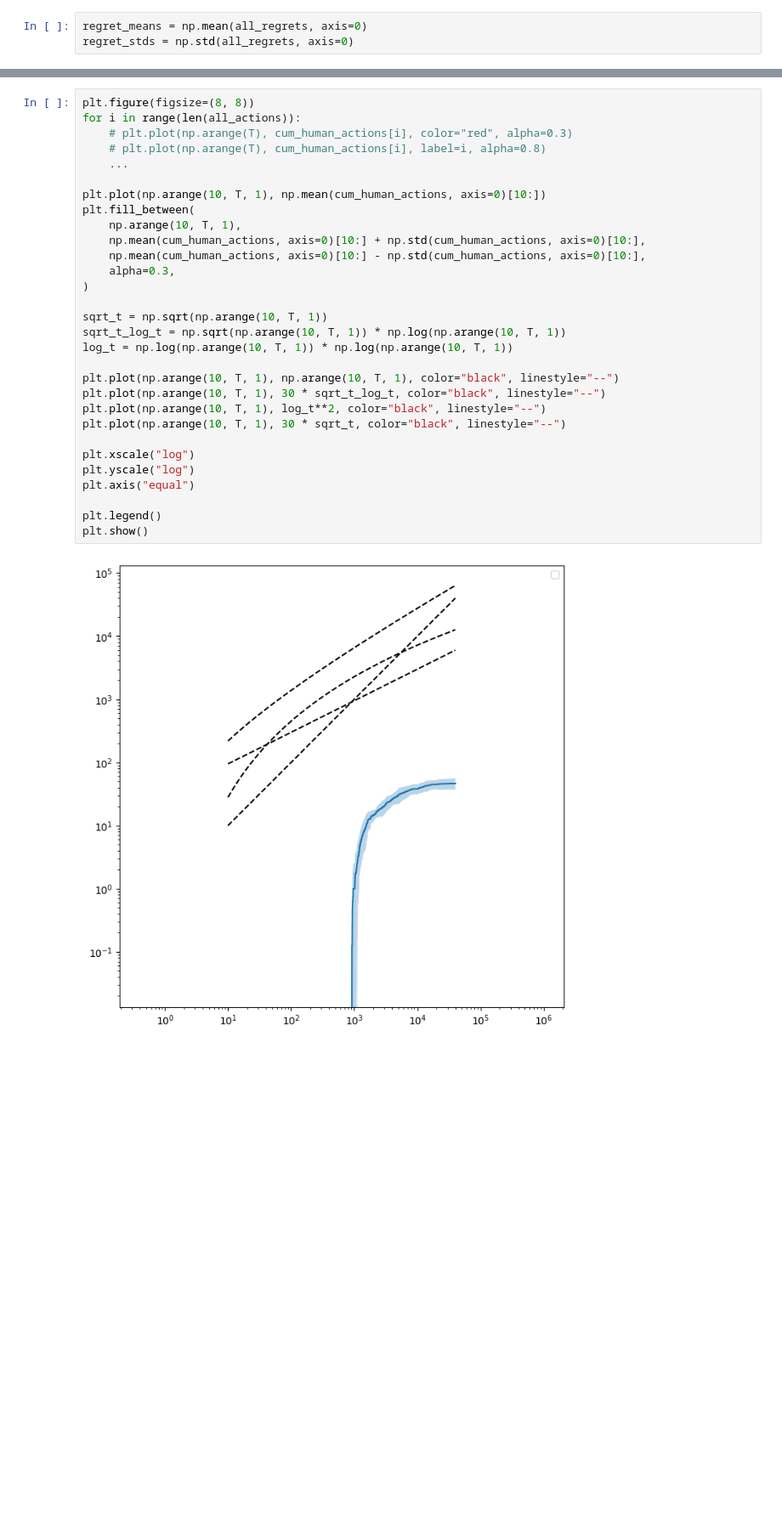
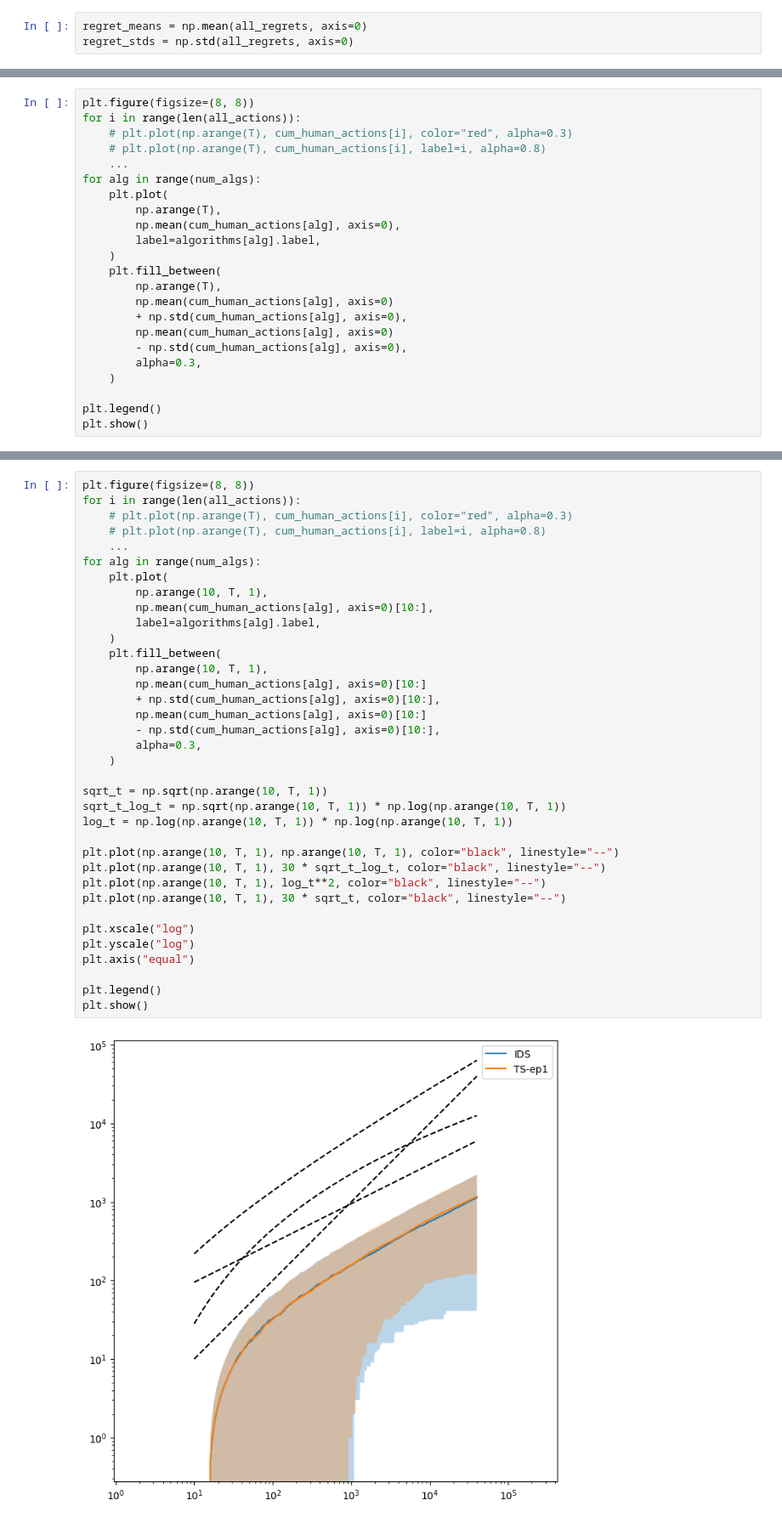
Before and after one commit to DavidJGChen/bandit-exploration, a Jupyter notebook: notebooks/analysis.ipynb, the cells around one changed output, grey strips where cells are left out. Shown at 85% size. Drawn from its saved outputs; the diff is of its cells as text; blank space fills up the shorter version.

```diff
--- a/notebooks/analysis.ipynb
+++ b/notebooks/analysis.ipynb
@@ -136,0 +194,23 @@ cum_human_actions = np.cumsum(human_actions, axis=1)
+# %%
+plt.figure(figsize=(8, 8))
+for i in range(len(all_actions)):
+    # plt.plot(np.arange(T), cum_human_actions[i], color="red", alpha=0.3)
+    # plt.plot(np.arange(T), cum_human_actions[i], label=i, alpha=0.8)
+    ...
+for alg in range(num_algs):
+    plt.plot(
+        np.arange(T),
+        np.mean(cum_human_actions[alg], axis=0),
+        label=algorithms[alg].label,
+    )
+    plt.fill_between(
+        np.arange(T),
+        np.mean(cum_human_actions[alg], axis=0)
+        + np.std(cum_human_actions[alg], axis=0),
+        np.mean(cum_human_actions[alg], axis=0)
+        - np.std(cum_human_actions[alg], axis=0),
+        alpha=0.3,
+    )
+
+plt.legend()
+plt.show()
@@ -137,32 +219,38 @@ cum_human_actions = np.cumsum(human_actions, axis=1)
 # %%
 plt.figure(figsize=(8, 8))
 for i in range(len(all_actions)):
     # plt.plot(np.arange(T), cum_human_actions[i], color="red", alpha=0.3)
     # plt.plot(np.arange(T), cum_human_actions[i], label=i, alpha=0.8)
     ...
-
-plt.plot(np.arange(10, T, 1), np.mean(cum_human_actions, axis=0)[10:])
-plt.fill_between(
-    np.arange(10, T, 1),
-    np.mean(cum_human_actions, axis=0)[10:] + np.std(cum_human_actions, axis=0)[10:],
-    np.mean(cum_human_actions, axis=0)[10:] - np.std(cum_human_actions, axis=0)[10:],
-    alpha=0.3,
-)
+for alg in range(num_algs):
+    plt.plot(
+        np.arange(10, T, 1),
+        np.mean(cum_human_actions[alg], axis=0)[10:],
+        label=algorithms[alg].label,
+    )
+    plt.fill_between(
+        np.arange(10, T, 1),
+        np.mean(cum_human_actions[alg], axis=0)[10:]
+        + np.std(cum_human_actions[alg], axis=0)[10:],
+        np.mean(cum_human_actions[alg], axis=0)[10:]
+        - np.std(cum_human_actions[alg], axis=0)[10:],
+        alpha=0.3,
+    )
 
 sqrt_t = np.sqrt(np.arange(10, T, 1))
 sqrt_t_log_t = np.sqrt(np.arange(10, T, 1)) * np.log(np.arange(10, T, 1))
 log_t = np.log(np.arange(10, T, 1)) * np.log(np.arange(10, T, 1))
 
 plt.plot(np.arange(10, T, 1), np.arange(10, T, 1), color="black", linestyle="--")
 plt.plot(np.arange(10, T, 1), 30 * sqrt_t_log_t, color="black", linestyle="--")
 plt.plot(np.arange(10, T, 1), log_t**2, color="black", linestyle="--")
 plt.plot(np.arange(10, T, 1), 30 * sqrt_t, color="black", linestyle="--")
 
 plt.xscale("log")
 plt.yscale("log")
 plt.axis("equal")
 
 plt.legend()
 plt.show()
 # %% [output]
-[figure, old version]
+[figure, new version]
```
Also changed, not shown: parts of 11 cells of this notebook, 7 other files.
